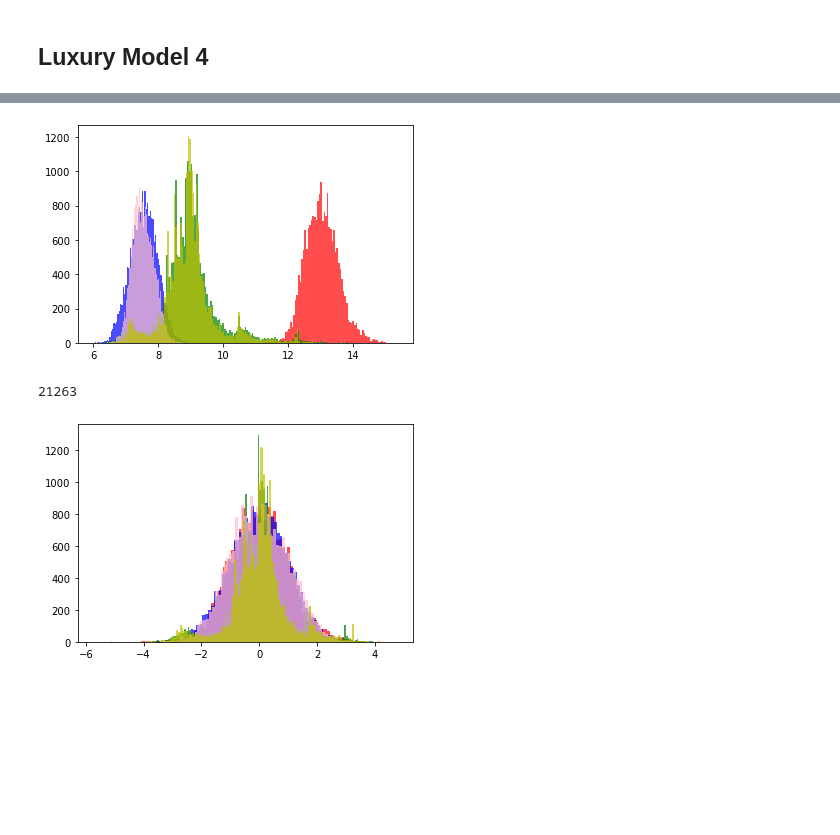
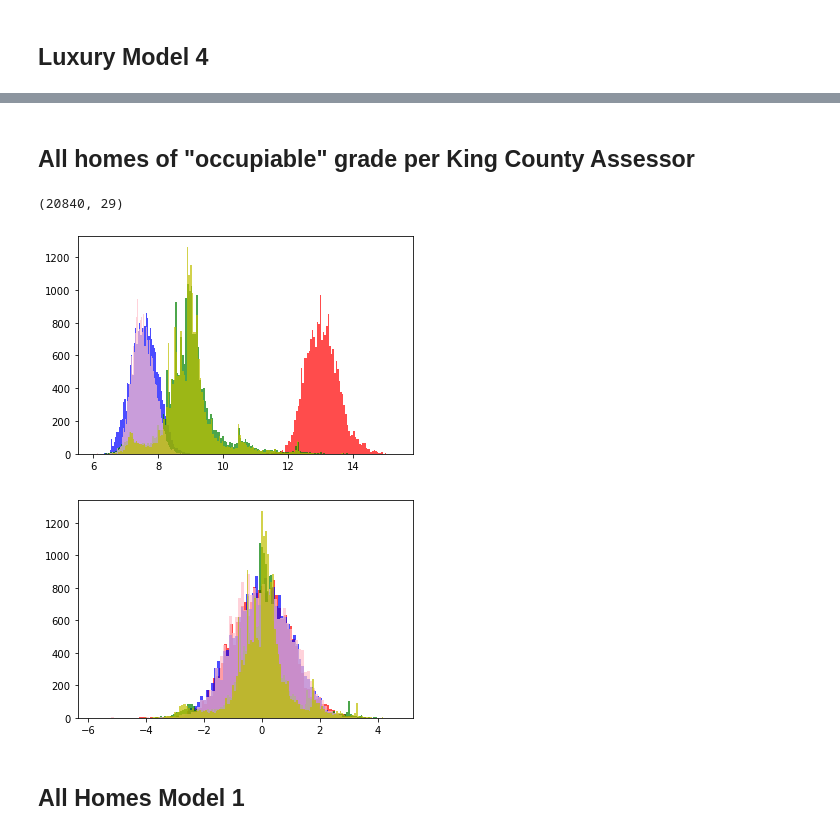
Before and after one commit to Luv2bnanook44/phase_2_project_quanggang, a Jupyter notebook: notebooks/svitlana_notebook.ipynb, the cells around one changed output, grey strips where cells are left out. Drawn from its saved outputs; the diff is of its cells as text; code cells hidden in the pictures; blank space fills up the shorter version.

Commit message:
finished up EDA and final models

```diff
--- a/notebooks/svitlana_notebook.ipynb
+++ b/notebooks/svitlana_notebook.ipynb
@@ -948,3 +1011,11 @@ priced_df.shape
+# %% [markdown]
+## All homes of "occupiable" grade per King County Assessor
+# %%
+priced_df = data[(data['grade'] >= 6)]
+
+priced_df.shape
+# %% [output]
+(20840, 29)
 # %%
 ##Initializing dummies for this DataFrame
 
@@ -962,38 +1033,37 @@ built_dummies = pd.get_dummies(priced_df['decade_built'].astype(int), prefix='bu
 # %%
 ##Initialized log-transformed variables for all continuous variables without negative values
 
-log_price = np.log(priced_df['price'])
-log_sqft_living = np.log(priced_df['sqft_living'])
-log_sqft_lot = np.log(priced_df['sqft_lot'])
-log_sqft_living15 = np.log(priced_df['sqft_living15'])
-log_sqft_lot15 = np.log(priced_df['sqft_lot15'])
+log_price2 = np.log(priced_df['price'])
+log_sqft_living2 = np.log(priced_df['sqft_living'])
+log_sqft_lot2 = np.log(priced_df['sqft_lot'])
+log_sqft_living152 = np.log(priced_df['sqft_living15'])
+log_sqft_lot152 = np.log(priced_df['sqft_lot15'])
 
-plt.hist(log_price, bins = 'auto', color = 'r', alpha = .7);
-plt.hist(log_sqft_living, bins = 'auto', color = 'b', alpha = .7);
-plt.hist(log_sqft_lot, bins = 'auto', color = 'g', alpha = .7);
-plt.hist(log_sqft_living15, bins = 'auto', color = 'pink', alpha = .7);
-plt.hist(log_sqft_lot15, bins = 'auto', color = 'y', alpha = .7);
+plt.hist(log_price2, bins = 'auto', color = 'r', alpha = .7);
+plt.hist(log_sqft_living2, bins = 'auto', color = 'b', alpha = .7);
+plt.hist(log_sqft_lot2, bins = 'auto', color = 'g', alpha = .7);
+plt.hist(log_sqft_living152, bins = 'auto', color = 'pink', alpha = .7);
+plt.hist(log_sqft_lot152, bins = 'auto', color = 'y', alpha = .7);
 # %% [output]
-[figure, old version]
+[figure, new version]
 # %%
 ##Performed a Power Transformation on all continuous variable with no negative values
 
 power = PowerTransformer()
 
-power_price = power.fit_transform(np.array(log_price).reshape(-1, 1))
-power_sqft_living = power.fit_transform(np.array(log_sqft_living).reshape(-1, 1))
-power_sqft_lot = power.fit_transform(np.array(log_sqft_lot).reshape(-1, 1))
-power_sqft_living15 = power.fit_transform(np.array(log_sqft_living15).reshape(-1, 1))
-power_sqft_lot15 = power.fit_transform(np.array(log_sqft_lot15).reshape(-1, 1))
+power_price2 = power.fit_transform(np.array(log_price2).reshape(-1, 1))
+power_sqft_living2 = power.fit_transform(np.array(log_sqft_living2).reshape(-1, 1))
+power_sqft_lot2 = power.fit_transform(np.array(log_sqft_lot2).reshape(-1, 1))
+power_sqft_living152 = power.fit_transform(np.array(log_sqft_living152).reshape(-1, 1))
+power_sqft_lot152 = power.fit_transform(np.array(log_sqft_lot152).reshape(-1, 1))
 
-plt.hist(power_price, bins = 'auto', color = 'r', alpha = .7);
-plt.hist(power_sqft_living, bins = 'auto', color = 'b', alpha = .7);
-plt.hist(power_sqft_lot, bins = 'auto', color = 'g', alpha = .7);
-plt.hist(power_sqft_living15, bins = 'auto', color = 'pink', alpha = .7);
-plt.hist(power_sqft_lot15, bins = 'auto', color = 'y', alpha = .7);
-
-len(power_price)
+plt.hist(power_price2, bins = 'auto', color = 'r', alpha = .7);
+plt.hist(power_sqft_living2, bins = 'auto', color = 'b', alpha = .7);
+plt.hist(power_sqft_lot2, bins = 'auto', color = 'g', alpha = .7);
+plt.hist(power_sqft_living152, bins = 'auto', color = 'pink', alpha = .7);
+plt.hist(power_sqft_lot152, bins = 'auto', color = 'y', alpha = .7);
 # %% [output]
-21263
-[figure, old version]
+[figure, new version]
+# %% [markdown]
+## All Homes Model 1
 # %%
```
Also changed, not shown: parts of 55 cells of this notebook, 1 other file.
